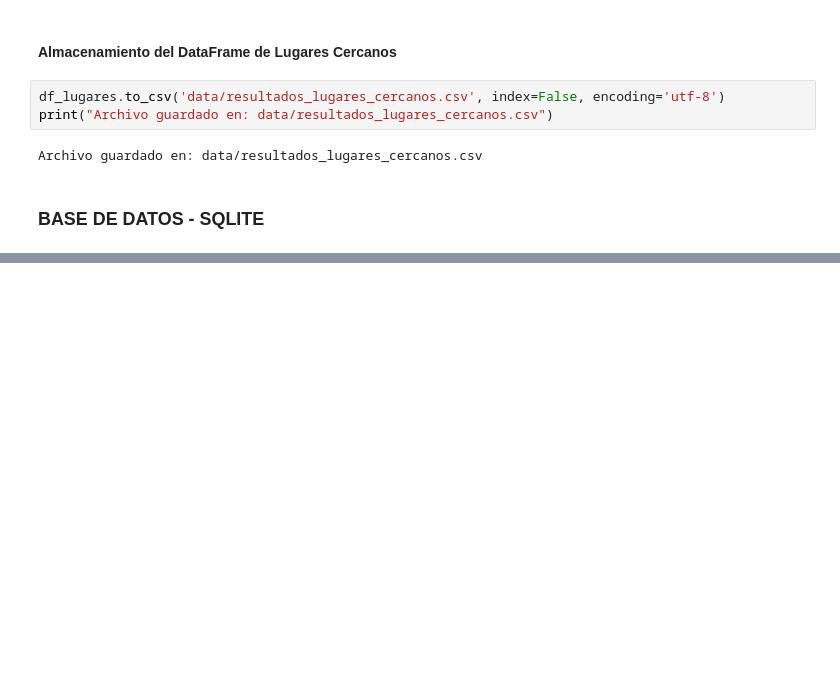
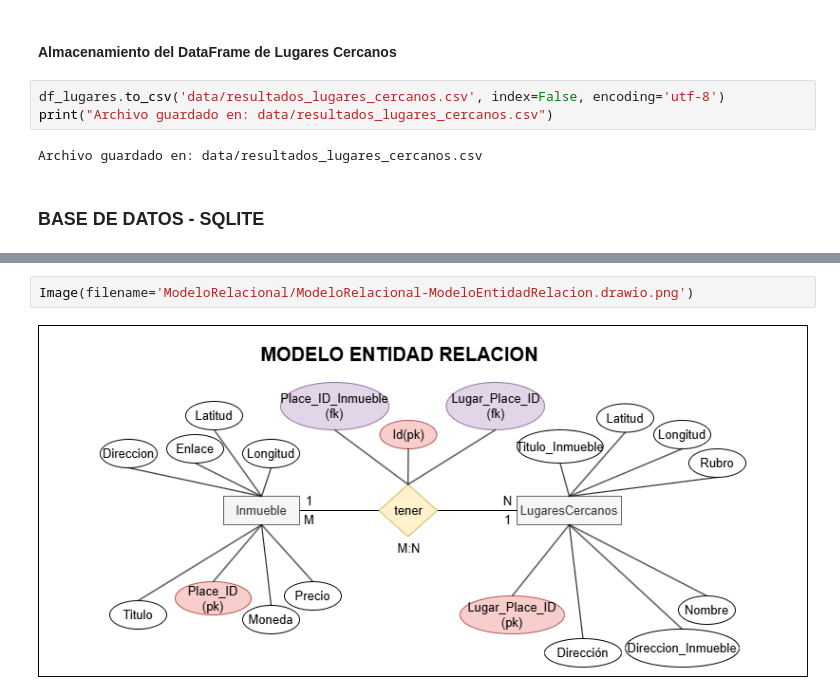
Before and after one commit to Vikktor93/webscraping-api-bd-project, a Jupyter notebook: project.ipynb, the cells around one changed output, grey strips where cells are left out. Cells and saved outputs as stored; diff of their text form; blank space fills up the shorter version.

Commit message:
Actulización de modelos relacionales

```diff
--- a/project.ipynb
+++ b/project.ipynb
@@ -685,0 +686,4 @@ Image(filename='ModeloRelacional/ModeloRelacional.drawio.png')
+# %%
+Image(filename='ModeloRelacional/ModeloRelacional-ModeloEntidadRelacion.drawio.png')
+# %% [output]
+[figure, added]
```
Also changed, not shown: parts of 2 cells of this notebook, 2 other files.
